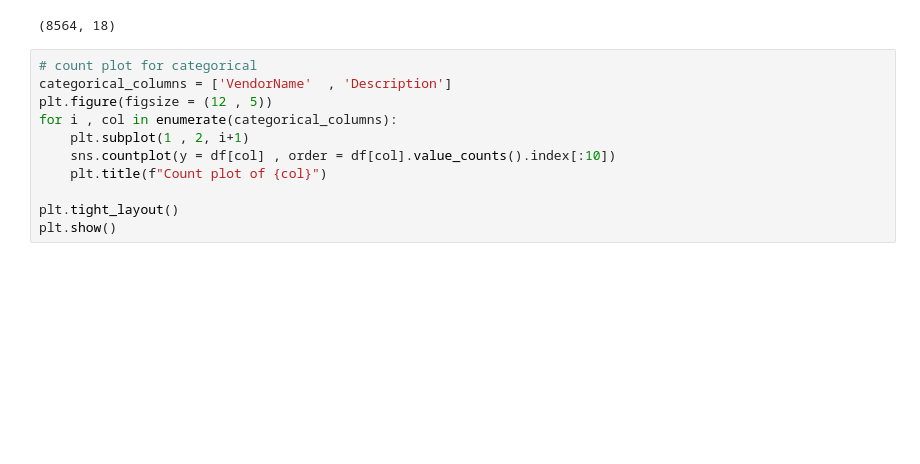
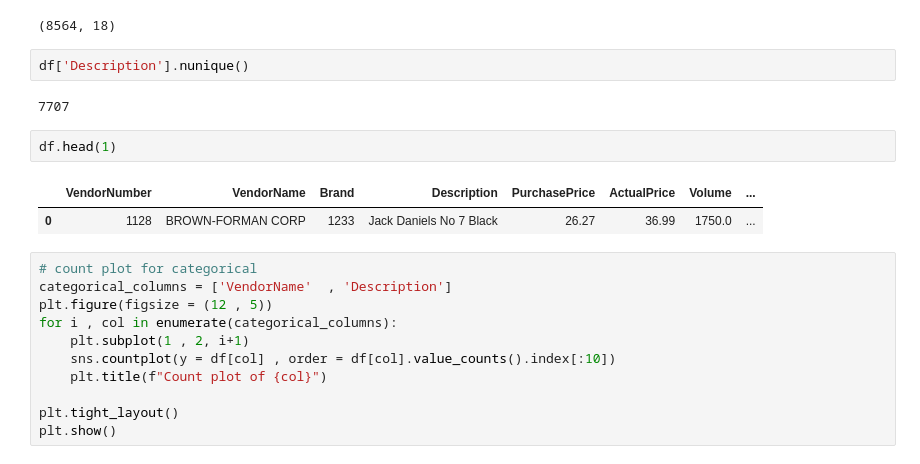
Before and after one commit to vivek34561/Vendor_Performance_Analysis, a Jupyter notebook: vendor_performance_analysis.ipynb, the cells around one changed output. Saved outputs shown, nothing was run; the diff lists cells and outputs as text; blank space fills up the shorter version.

```diff
--- a/vendor_performance_analysis.ipynb
+++ b/vendor_performance_analysis.ipynb
@@ -82,6 +136,15 @@ df = pd.read_sql_query("""
 df.shape
 # %% [output]
 (8564, 18)
+# %%
+df['Description'].nunique()
+# %% [output]
+7707
+# %%
+df.head(1)
+# %% [output]
+|  | VendorNumber | VendorName | Brand | Description | PurchasePrice | ActualPrice | Volume | ... |
+| 0 | 1128 | BROWN-FORMAN CORP | 1233 | Jack Daniels No 7 Black | 26.27 | 36.99 | 1750.0 | ... |
 # %%
 # count plot for categorical
 categorical_columns = ['VendorName'  , 'Description']
```
Also changed, not shown: parts of 17 cells of this notebook.
